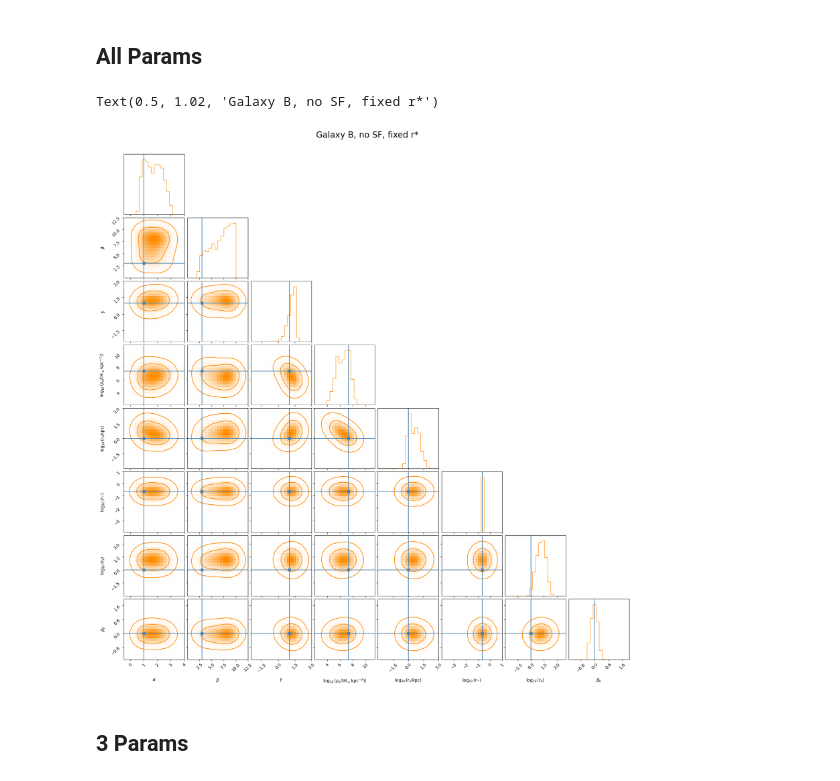
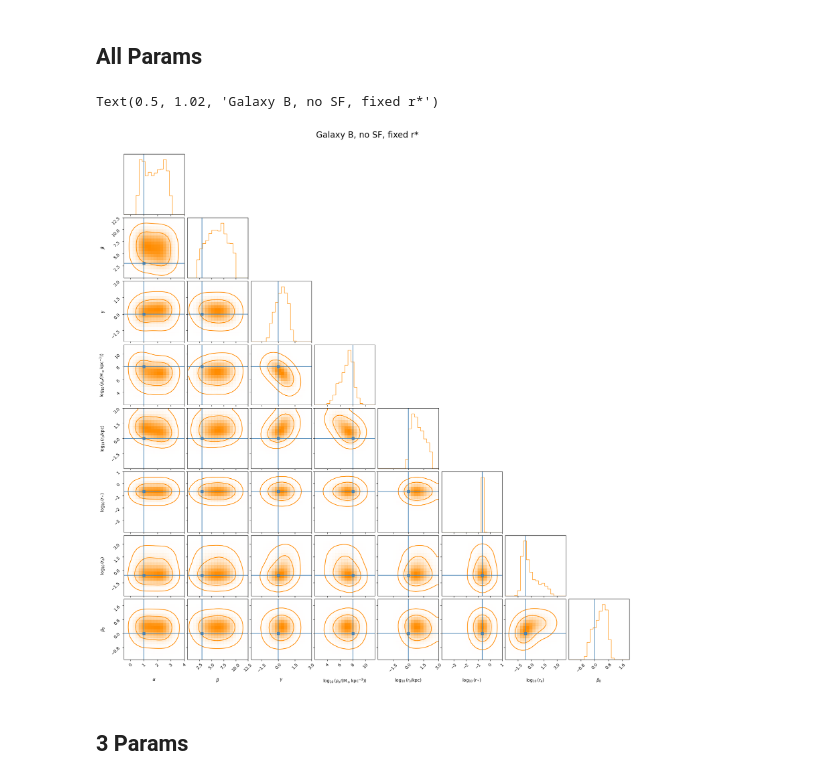
Before and after one commit to Anodymous1/suds, a Jupyter notebook: 8d_theta/corner.ipynb, the cells around one changed output. Drawn from its saved outputs; the diff is of its cells as text; code cells hidden in the pictures.

```diff
--- a/8d_theta/corner.ipynb
+++ b/8d_theta/corner.ipynb
@@ -17,9 +17,9 @@ from object_handler import load_csv
 import corner
 # %%
 # cored_params = load_csv("./model_8/3d/mass_density_samples_core_poco.csv", "ndarray")
-# cusp_params = load_csv("./model_8/3d/mass_density_samples_core_poco.csv", "ndarray")
+cusp_params = load_csv("./model_8/3d/mass_density_samples_core_fixed.csv", "ndarray")
 # cored_params = load_csv("./model_8/mock_noSF/MockA_samples_poco.csv", "ndarray")
-cusp_params = load_csv("./model_8/mock/MockC_samples_fixed.csv", "ndarray")
+# cusp_params = load_csv("./model_8/mock/MockC_samples_fixed.csv", "ndarray")
 log_rs = cusp_params[:, 4]
 rstar_div_rs = cusp_params[:, 5]
 ra_div_rstar = cusp_params[:, 6]
@@ -31,3 +34,14 @@ cusp_params[:, 6] = ra
+# %%
+truth = np.array([[1, 3, 0, 8.0755, 0, -0.6402, 0, 0]])
+log_rs = truth[:, 4]
+rstar_div_rs = truth[:, 5]
+ra_div_rstar = truth[:, 6]
+rstar = log_rs + rstar_div_rs
+ra = ra_div_rstar + rstar
+
+truth[:, 5] = rstar
+truth[:, 6] = ra
+truth = np.squeeze(truth)
 # %% [markdown]
 ## All Params
 # %%
@@ -41,35 +55,36 @@ labels = [
     r"$\log_{10}(r_a )$",
     r"$\beta_0$"
 ]
 ranges = [
     [-0.5, 4.0],   # alpha              --> (0.5 - 1, 3.0 + 1)
     [0.0, 12.5],   # beta               --> (1.0 - 1, 10.0 + 1)
     [-2.5, 3.0],   # gamma              --> (-1.0 - 1, 2.0 + 1)
     [2.0, 11.5],   # log_rho_s          --> (3.0 - 1, 10.0 + 1)
     [-3.0, 3.0],   # log_r_s            --> (-2.0 - 1, 2.0 + 1)
     [-4.0, 1.0],   # log_r_star_over_r_s --> (-3.0 - 1, 0.0 + 1)
     [-3.0, 4.0],   # log_r_a_over_r_star --> (-1.0 - 1, 3.0 + 1)
     [-1.5, 2.0]    # beta0              --> (-0.5 - 1, 1.0 + 1)
 ]
 fig = corner.corner(
     cusp_params,
     labels=labels,
     range=ranges,
     color="darkorange",
     hist_kwargs={"density": True},
     plot_datapoints=False,
     plot_density=True,
     no_fill_contours=True,
     levels=(0.68, 0.95), # Confidence intervals to plot
-    truths=[1, 3, 1, np.log10(2.33e7), 0, np.log10(0.229), 0.0, 0],
+    # truths=truth,
+    truths=truth,
     # bins=30,
     smooth=2,
     # smooth1d=1.0,
 )
 fig.suptitle("Galaxy B, no SF, fixed r*", fontsize=20, y=1.02)
 # %% [output]
 Text(0.5, 1.02, 'Galaxy B, no SF, fixed r*')
-[figure, old version]
+[figure, new version]
 # %% [markdown]
 ## 3 Params
 # %%
```
Also changed, not shown: parts of 2 cells of this notebook, 10 other files.
